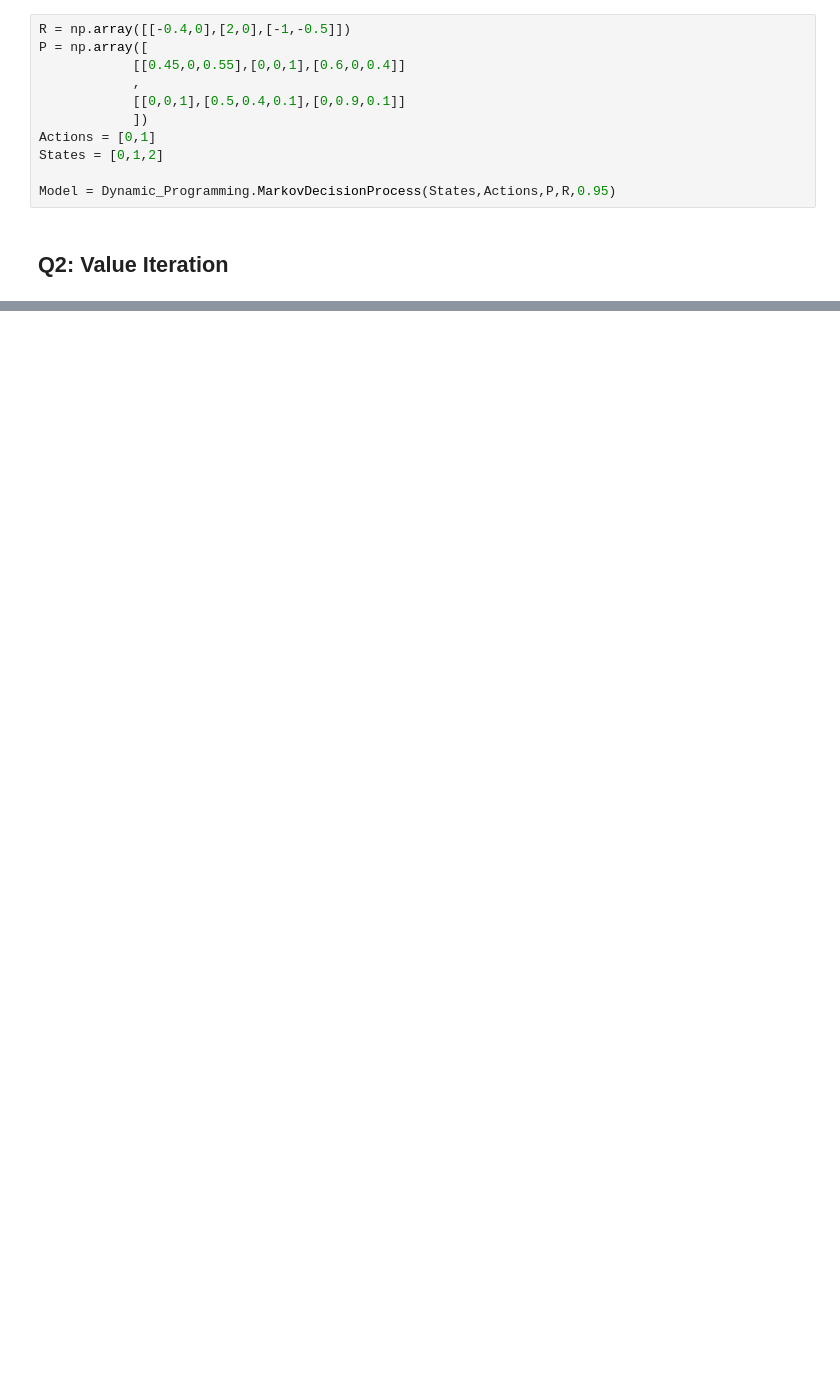
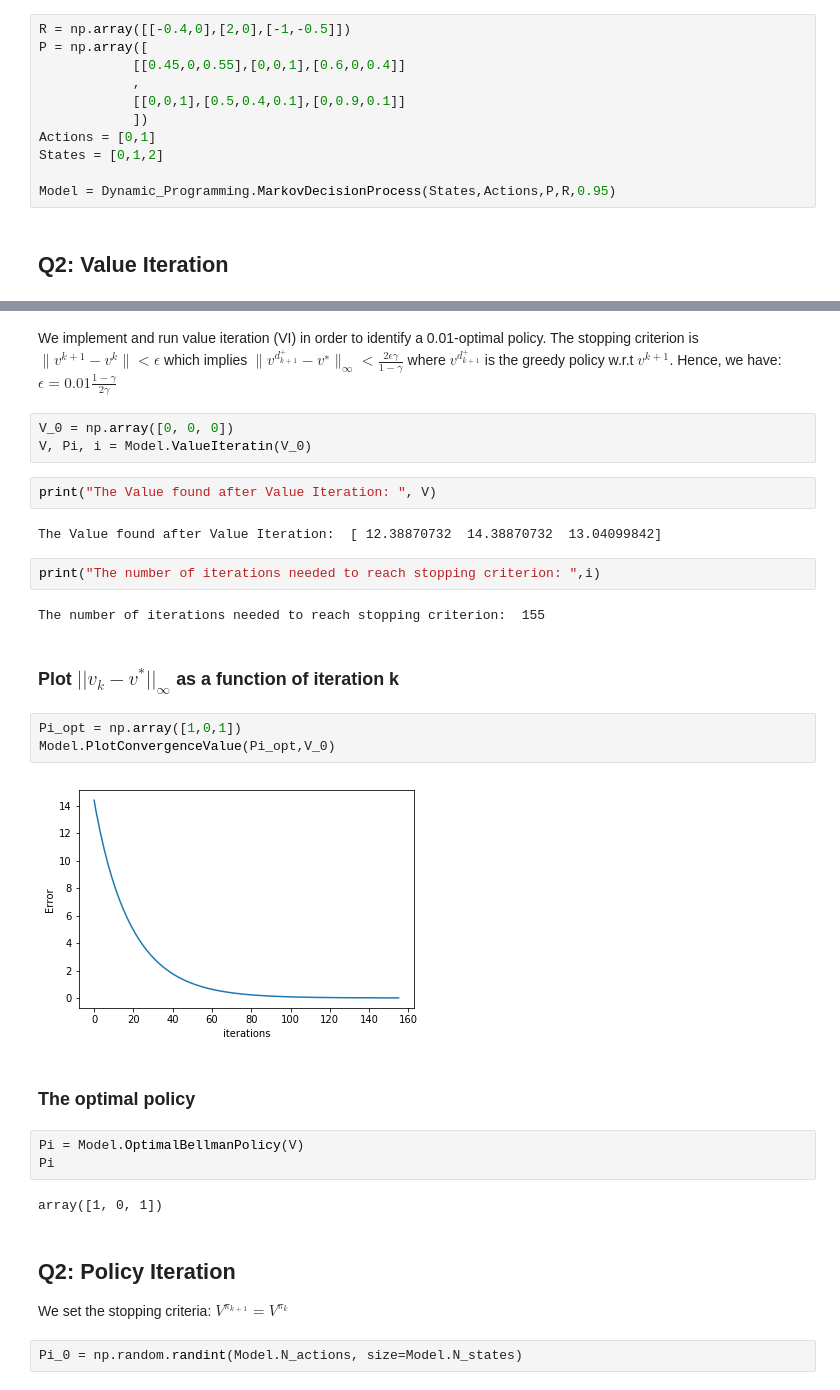
Before and after one commit to YoucefZemmouri/Reinforcement_Learning_HWK1, a Jupyter notebook: YOUCEF_ZEMMOURI.ipynb, the cells around one changed output, grey strips where cells are left out. Cells and saved outputs as stored; diff of their text form; blank space fills up the shorter version.

```diff
--- a/YOUCEF_ZEMMOURI.ipynb
+++ b/YOUCEF_ZEMMOURI.ipynb
@@ -29,0 +32,33 @@ We implement and run value iteration (VI) in order to identify a 0.01-optimal po
+# %% [markdown]
+We implement and run value iteration (VI) in order to identify a 0.01-optimal policy. The stopping criterion is $\|v^{k+1} - v^k\| <\epsilon$ which implies $\|v^{d^+_{k+1}} − v^∗\|_{\infty} < \frac{2 \epsilon \gamma}{1 - \gamma}$ where $v^{d^+_{k+1}}$ is the greedy policy w.r.t $v^{k+1}$. Hence, we have:
+$\epsilon= 0.01\frac{1-\gamma}{2\gamma}$
+# %%
+V_0 = np.array([0, 0, 0])
+V, Pi, i = Model.ValueIteratin(V_0)
+# %%
+print("The Value found after Value Iteration: ", V)
+# %% [output]
+The Value found after Value Iteration:  [ 12.38870732  14.38870732  13.04099842]
+# %%
+print("The number of iterations needed to reach stopping criterion: ",i)
+# %% [output]
+The number of iterations needed to reach stopping criterion:  155
+# %% [markdown]
+### Plot $||v_k - v^*||_{\infty}$ as a function of iteration k
+# %%
+Pi_opt = np.array([1,0,1])
+Model.PlotConvergenceValue(Pi_opt,V_0)
+# %% [output]
+[figure, added]
+# %% [markdown]
+### The optimal policy
+# %%
+Pi = Model.OptimalBellmanPolicy(V)
+Pi
+# %% [output]
+array([1, 0, 1])
+# %% [markdown]
+## Q2: Policy Iteration
+We set the stopping criteria: $ V^{\pi_{k+1}} = V^{\pi_{k}} $
+# %%
+Pi_0 = np.random.randint(Model.N_actions, size=Model.N_states)
```
Also changed, not shown: parts of 35 cells of this notebook.
